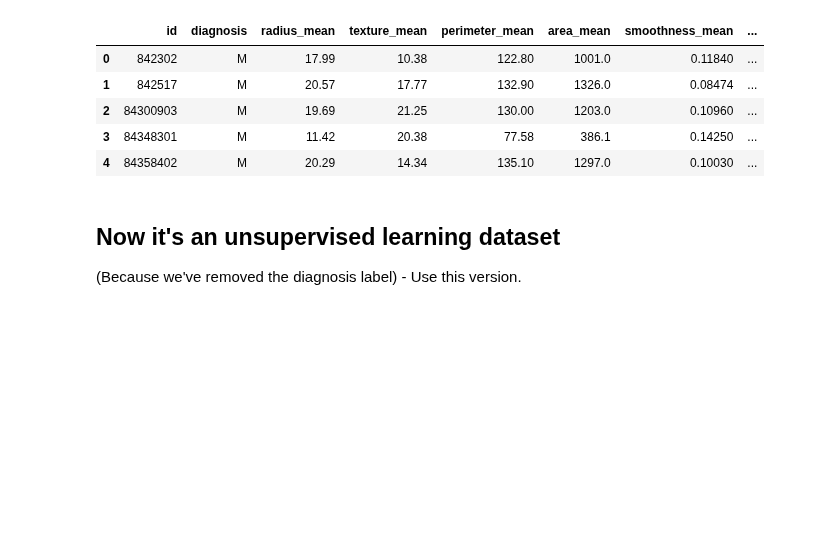
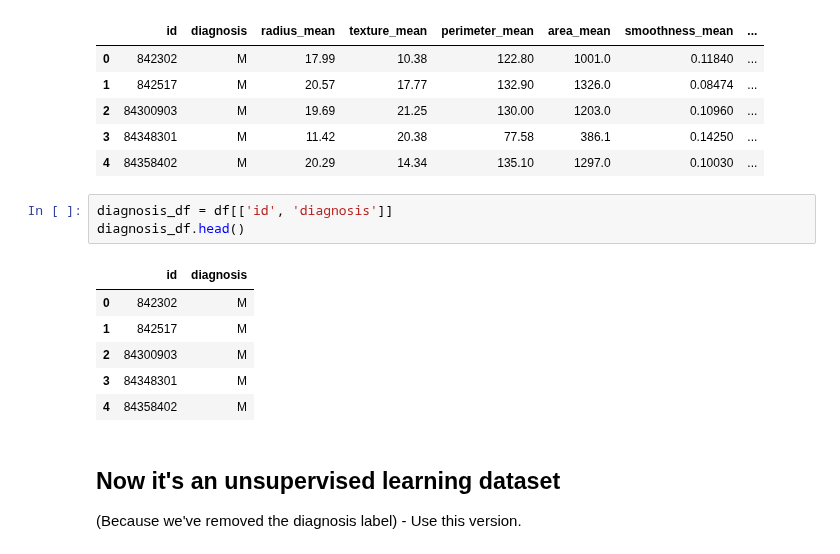
Before and after one commit to JimKing100/DS-Unit-1-Sprint-4-Linear-Algebra, a Jupyter notebook: module4-clustering/Cell_Clustering_Assignment.ipynb, the cells around one changed output. Cells and saved outputs as stored; diff of their text form; blank space fills up the shorter version.

```diff
--- a/module4-clustering/Cell_Clustering_Assignment.ipynb
+++ b/module4-clustering/Cell_Clustering_Assignment.ipynb
@@ -31,6 +31,16 @@ df.head()
 | 2 | 84300903 | M | 19.69 | 21.25 | 130.00 | 1203.0 | 0.10960 | ... |
 | 3 | 84348301 | M | 11.42 | 20.38 | 77.58 | 386.1 | 0.14250 | ... |
 | 4 | 84358402 | M | 20.29 | 14.34 | 135.10 | 1297.0 | 0.10030 | ... |
+# %%
+diagnosis_df = df[['id', 'diagnosis']]
+diagnosis_df.head()
+# %% [output]
+|  | id | diagnosis |
+| 0 | 842302 | M |
+| 1 | 842517 | M |
+| 2 | 84300903 | M |
+| 3 | 84348301 | M |
+| 4 | 84358402 | M |
 # %% [markdown]
 ## Now it's an unsupervised learning dataset
 
```
Also changed, not shown: parts of 9 cells of this notebook.
